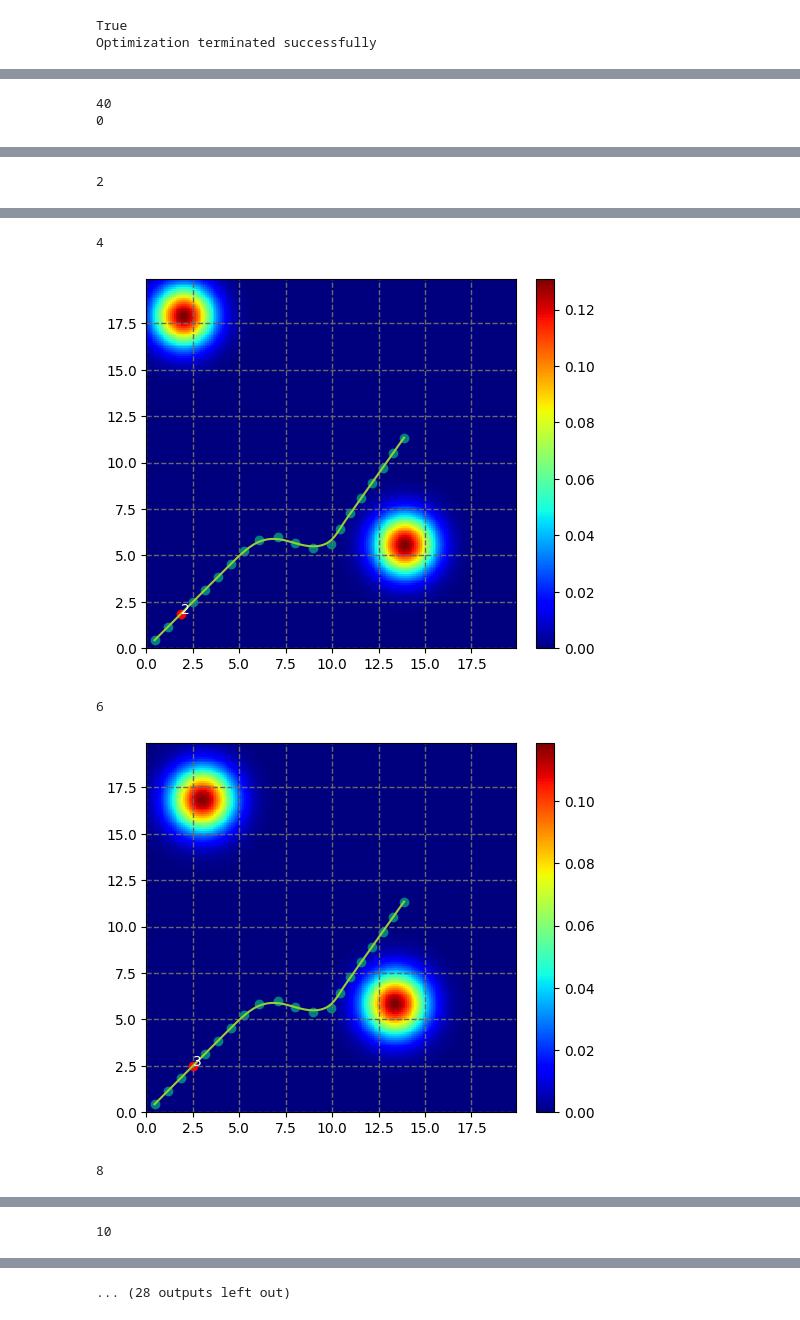
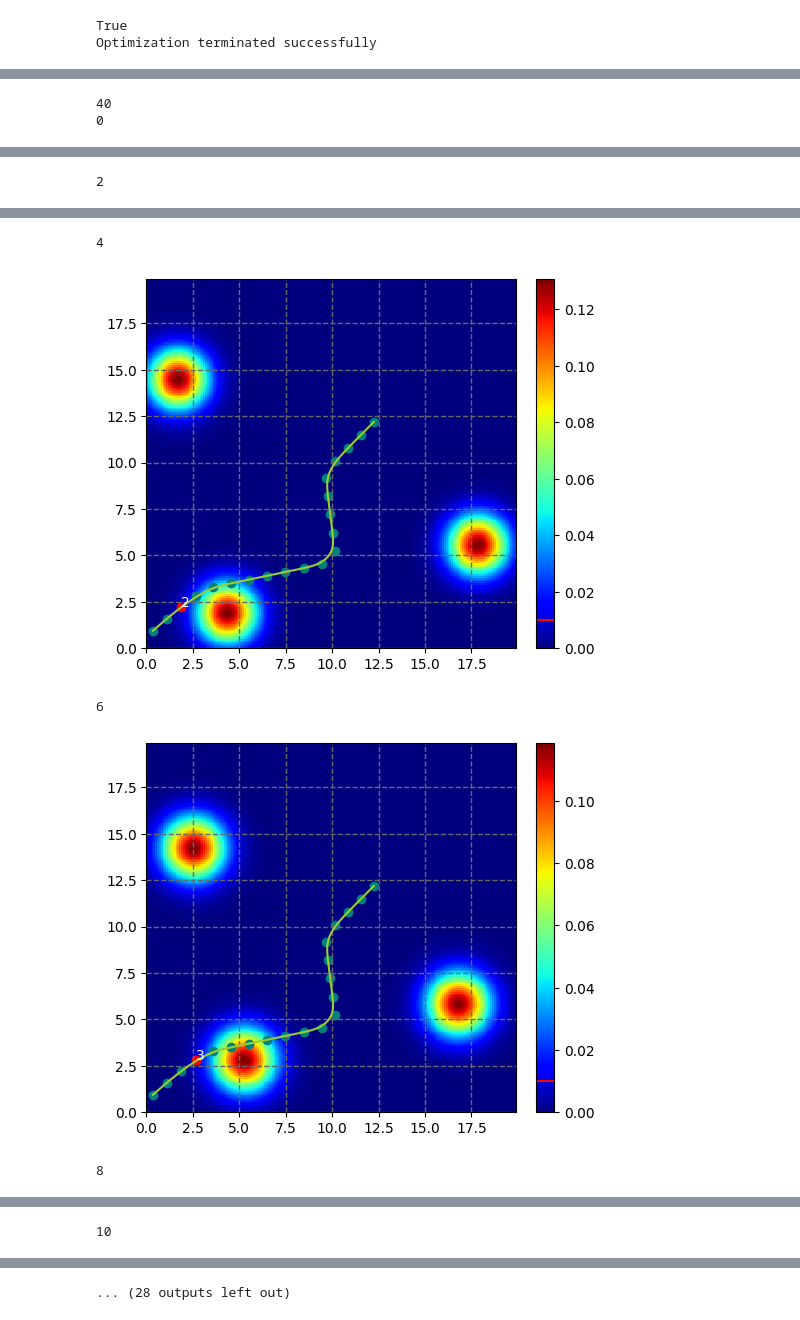
Before and after one commit to re1983/bspline_opt, a Jupyter notebook: Muti_intruder.ipynb, the cells around one changed output, grey strips where cells are left out. Cells and saved outputs as stored; diff of their text form; code cells hidden in the pictures.

```diff
--- a/Muti_intruder.ipynb
+++ b/Muti_intruder.ipynb
@@ -18,6 +18,7 @@ sigy = 1
 Xg, Yg = np.meshgrid(x_, y_)
 SiP = [0, 4]
 obj = 2
+probability_threshold = 0.01
 numbers_of_ctrl_points = 20
 # %%
 def gauss_function_2d(x, x0, y0, sigma_x, sigma_y):
@@ -51,10 +52,12 @@ def inturder_linear_path(start, stop, num):
     y = np.linspace(start[1], stop[1], num)
     return x, y
 # %%
-local = inturder_linear_path([0,20], [19,0], numbers_of_ctrl_points)
+local = inturder_linear_path([0,15], [16,10], numbers_of_ctrl_points)
 inturder_list = []
 inturder_list.append(local)
-local = inturder_linear_path([15,5], [5,10], numbers_of_ctrl_points)
+local = inturder_linear_path([20,5], [0,10], numbers_of_ctrl_points)
+inturder_list.append(local)
+local = inturder_linear_path([2.5,0], [20,17.5], numbers_of_ctrl_points)
 inturder_list.append(local)
 # inturder_list = np.array(inturder_list).T
 # print(inturder_list)
@@ -75,7 +78,7 @@ def obj_crete(x):
         # print(out)
     return tmp
 
-P_nlc = NonlinearConstraint(obj_crete, 0.0, 0.03)
+P_nlc = NonlinearConstraint(obj_crete, 0.0, probability_threshold)
 # %%
 int_X0 = np.zeros(numbers_of_ctrl_points*2)
 # print(int_X0)
@@ -125,11 +129,9 @@ for j in range(0, len(res.x), 2):
     ax = fig.add_subplot(1,1,1)
     box = (x_.min(), x_.max(), y_.min(), y_.max())          # left, right, bottom, top
     im = ax.imshow(G, interpolation="none", origin='lower', extent=box, cmap='jet') #, vmin = 0, vmax = 0.15
-
     cbar = fig.colorbar(im, ax=ax, fraction=0.046, pad=0.04)
-
     # draw a circle as a pointer on the colorbar's axes at value 0.5
-    cbar.ax.scatter(0.5, 0.02, s=1000, c='r', marker='o')
+    cbar.ax.scatter(0.0, probability_threshold, s=1000, c='r', marker="_")
 
     ax.grid(color='dimgrey', linestyle='--', linewidth=1)
     # plt.ylabel('some numbers')
@@ -150,7 +152,7 @@ for j in range(0, len(res.x), 2):
     curvepts = np.array(curve.evalpts)
     curveplt, = plt.plot(curvepts[:, 0], curvepts[:, 1], color='yellowgreen', linestyle='-')
 
-    # plt.savefig(f'./img/img_{j}.png')
+    plt.savefig(f'./img/img_{j}.png')
     plt.show()
     plt.close()
 # %% [output]
@@ -162,5 +164,5 @@ for j in range(0, len(res.x), 2):
 4
-[figure, old version]
+[figure, new version]
 6
-[figure, old version]
+[figure, new version]
 8
```
Also changed, not shown: parts of 4 cells of this notebook, 6 other files.
